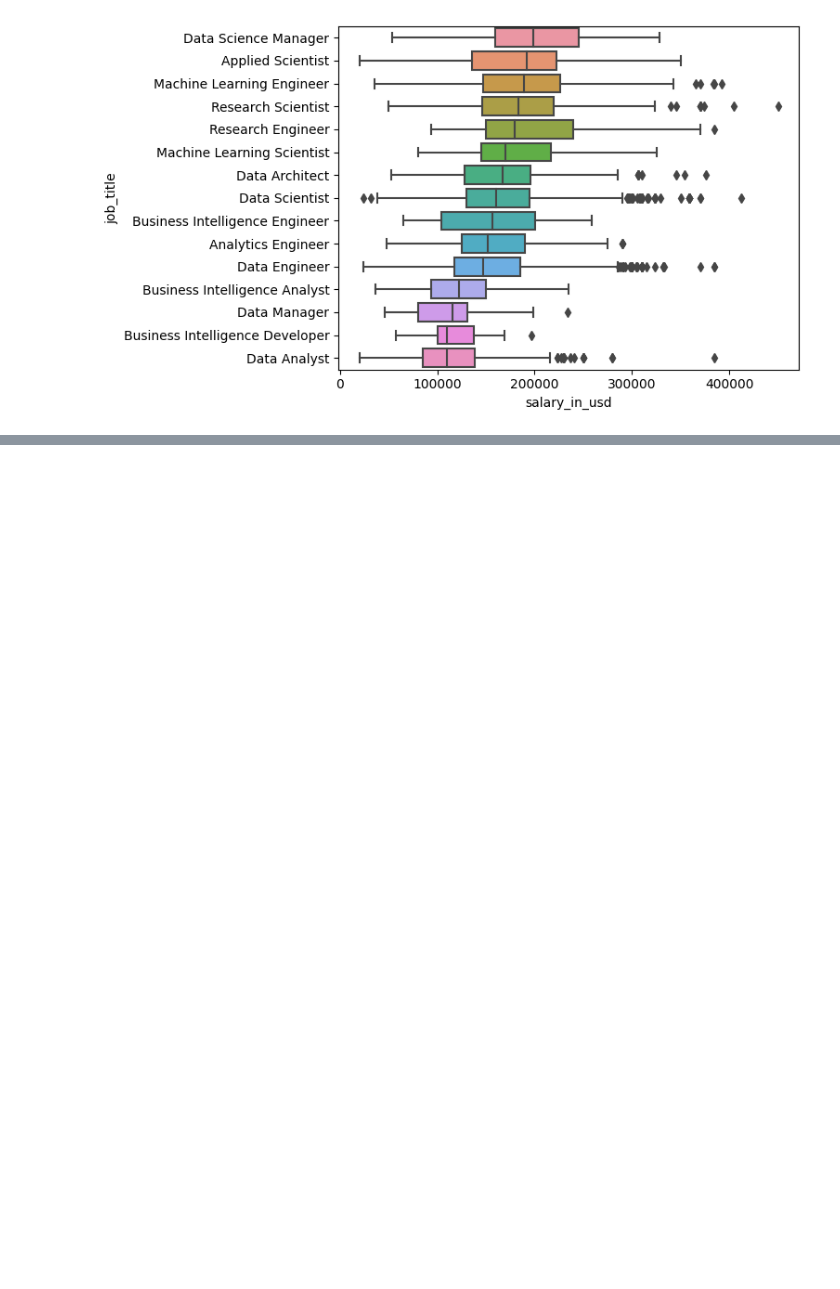
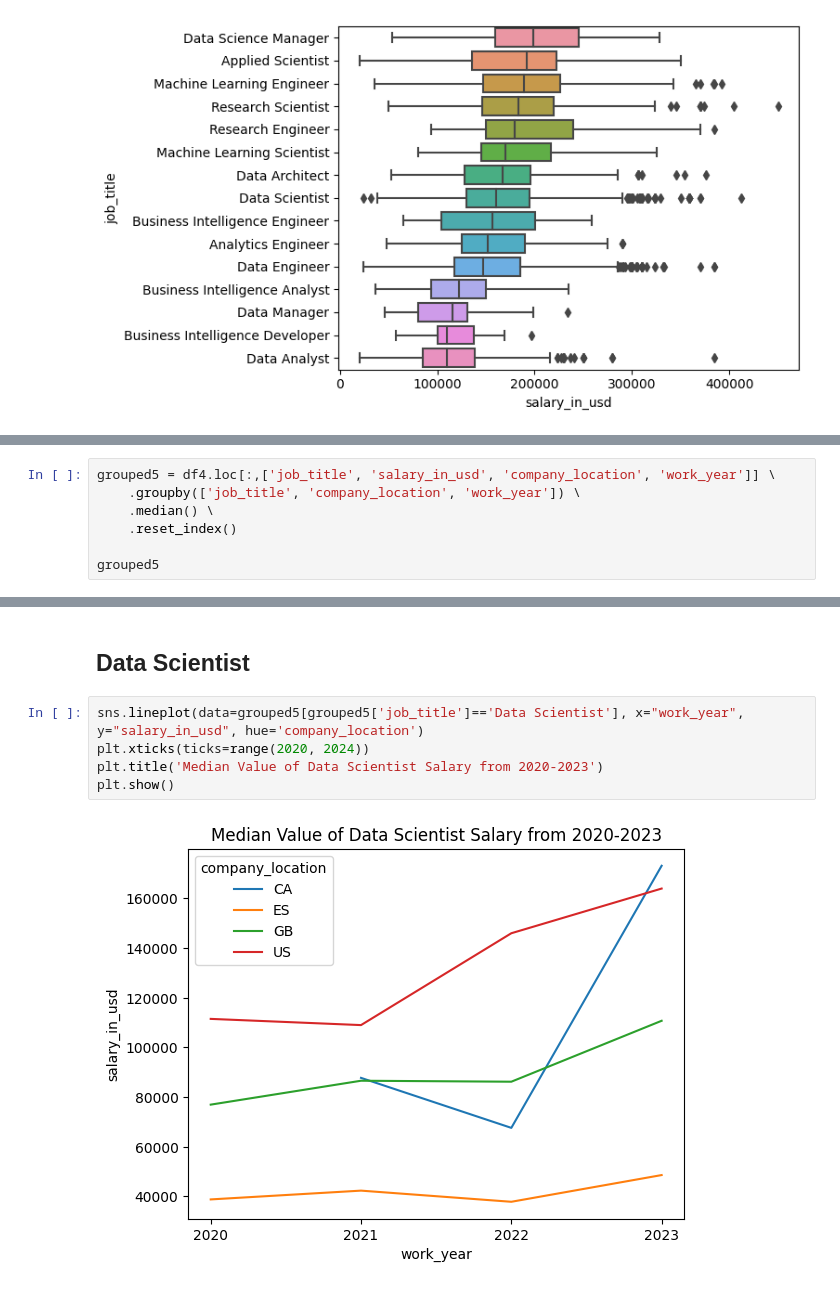
Before and after one commit to mezkymy/global-salaries, a Jupyter notebook: global-salaries.ipynb, the cells around one changed output, grey strips where cells are left out. Cells and saved outputs as stored; diff of their text form; blank space fills up the shorter version.

Commit message:
added work year analysis

```diff
--- a/global-salaries.ipynb
+++ b/global-salaries.ipynb
@@ -486,0 +489,7 @@ plt.show()
+# %%
+grouped5 = df4.loc[:,['job_title', 'salary_in_usd', 'company_location', 'work_year']] \
+    .groupby(['job_title', 'company_location', 'work_year']) \
+    .median() \
+    .reset_index()
+
+grouped5
@@ -486,0 +510,9 @@ plt.show()
+# %% [markdown]
+## Data Scientist
+# %%
+sns.lineplot(data=grouped5[grouped5['job_title']=='Data Scientist'], x="work_year", y="salary_in_usd", hue='company_location')
+plt.xticks(ticks=range(2020, 2024))
+plt.title('Median Value of Data Scientist Salary from 2020-2023')
+plt.show()
+# %% [output]
+[figure, added]
```
Also changed, not shown: parts of 3 cells of this notebook.
